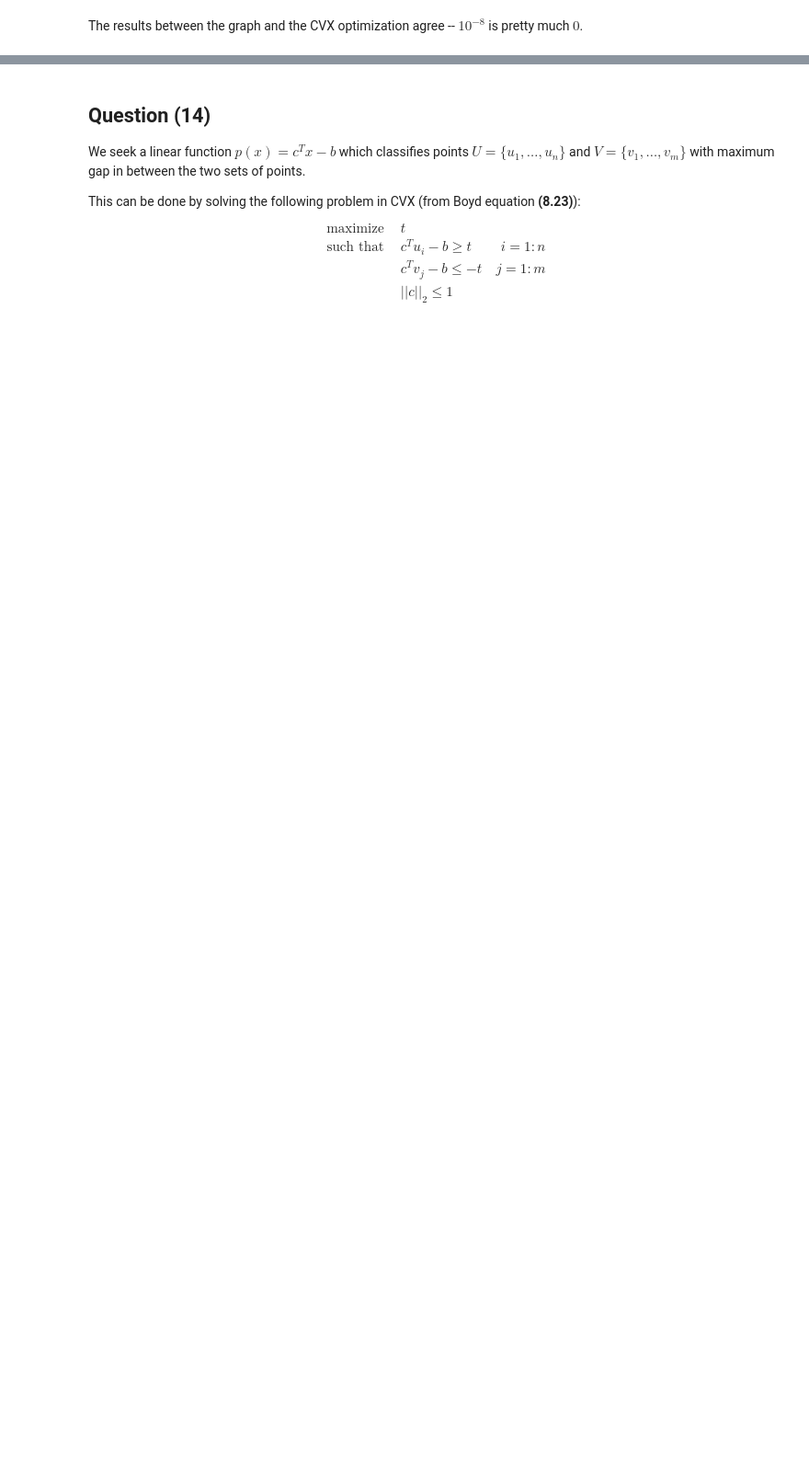
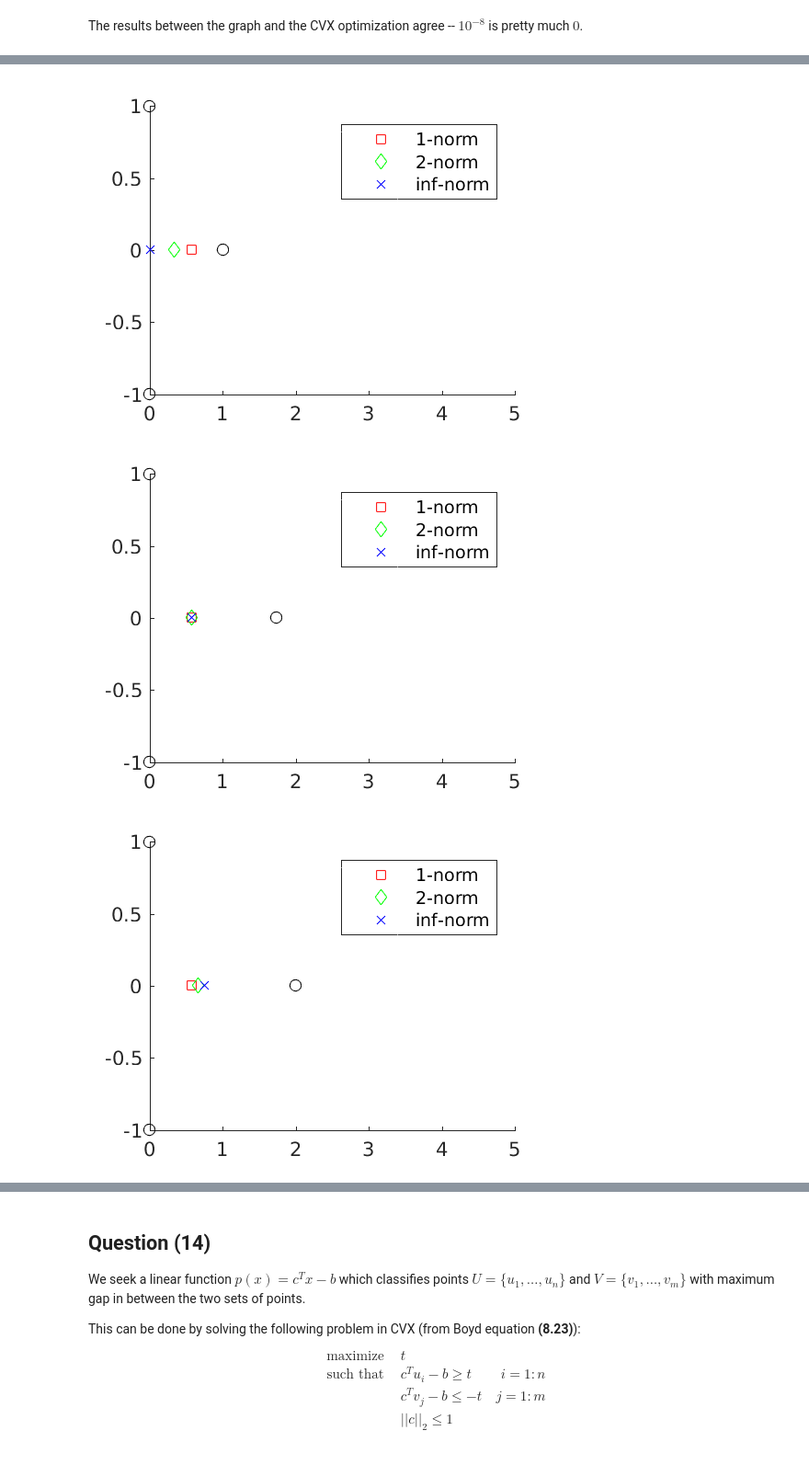
Before and after one commit to selimb/schoolstuff, a Jupyter notebook: math578/hw4/NumericalQuestions.ipynb, the cells around one changed output, grey strips where cells are left out. Shown: that part at 92% size. Cells and saved outputs as stored; diff of their text form; code cells hidden in the pictures; blank space fills up the shorter version.

```diff
--- a/math578/hw4/NumericalQuestions.ipynb
+++ b/math578/hw4/NumericalQuestions.ipynb
@@ -61,0 +82,7 @@ The results between the graph and the CVX optimization agree -- $10^{-8}$ is pre
+# %%
+%%matlab
+run q13.m
+# %% [output]
+[figure, added]
+[figure, added]
+[figure, added]
```
Also changed, not shown: parts of 8 cells of this notebook, 3 other files.
